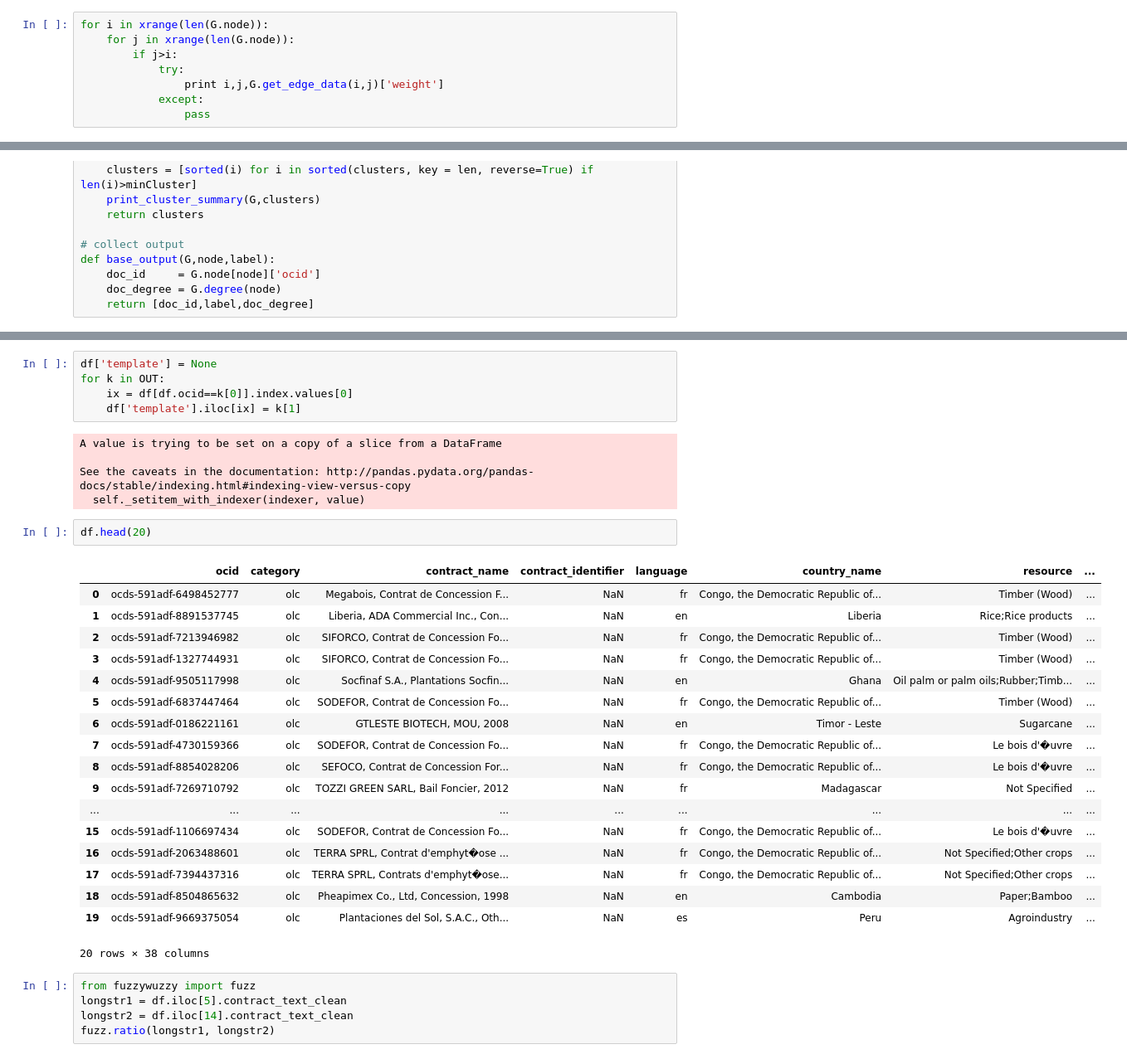
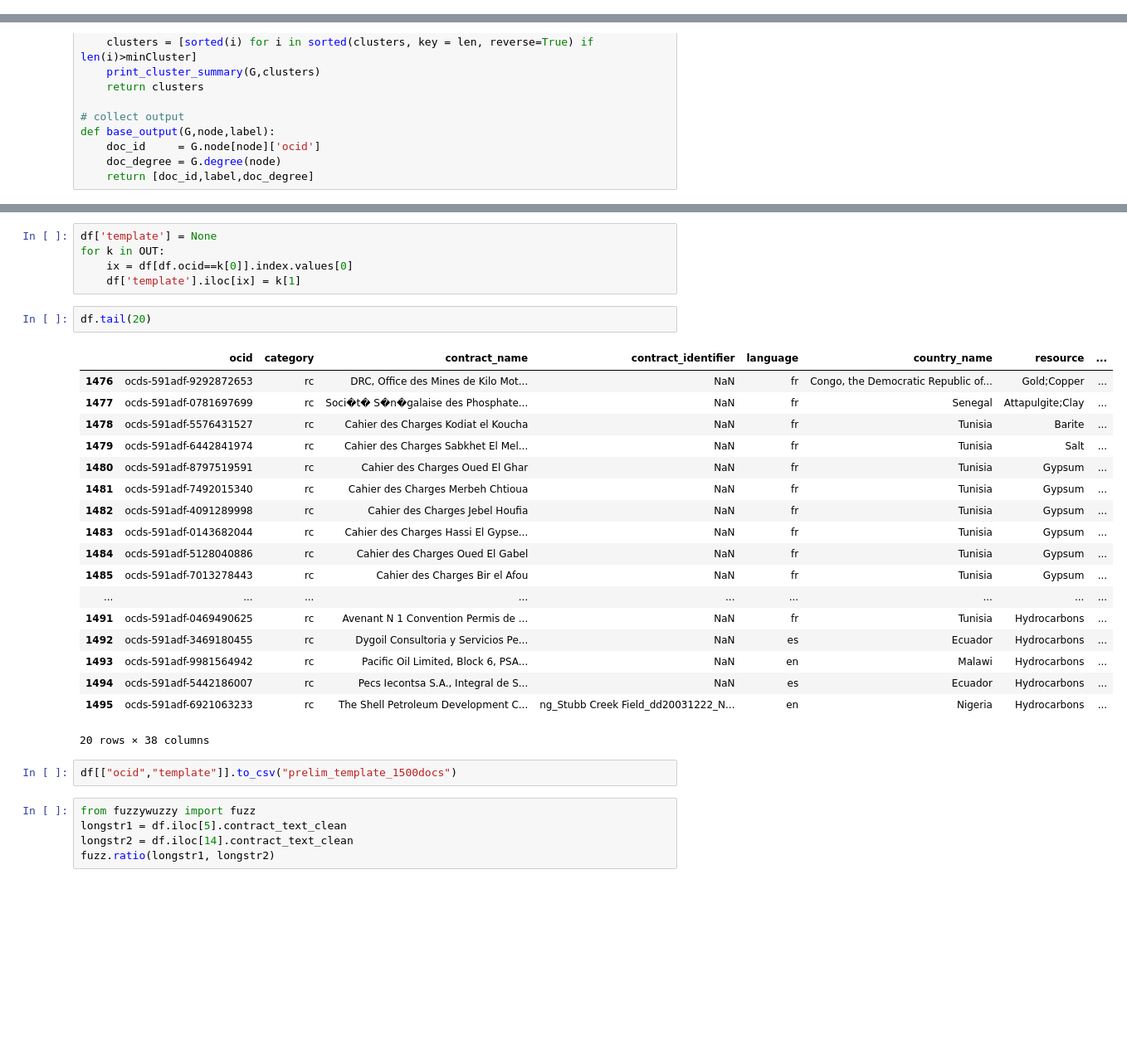
Before and after one commit to datakind/NRGI_Extractives_Contract_Toolkit, a Jupyter notebook: 7_Rolling_Hash_Function.ipynb, the cells around one changed output, grey strips where cells are left out. Shown: that part at 83% size. Drawn from its saved outputs; the diff is of its cells as text; blank space fills up the shorter version.

Commit message:
prelim csv with templates included

```diff
--- a/7_Rolling_Hash_Function.ipynb
+++ b/7_Rolling_Hash_Function.ipynb
@@ -148,8 +159,0 @@ print('Average density: %f' % nx.density(G))
-# %%
-for i in xrange(len(G.node)):
-    for j in xrange(len(G.node)):
-        if j>i:
-            try:
-                print i,j,G.get_edge_data(i,j)['weight']
-            except:
-                pass
@@ -257,32 +243,29 @@ df['template'] = None
 for k in OUT:
     ix = df[df.ocid==k[0]].index.values[0]
     df['template'].iloc[ix] = k[1]
-# %% [output]
-A value is trying to be set on a copy of a slice from a DataFrame
-
-See the caveats in the documentation: http://pandas.pydata.org/pandas-docs/stable/indexing.html#indexing-view-versus-copy
-  self._setitem_with_indexer(indexer, value)
 # %%
-df.head(20)
+df.tail(20)
 # %% [output]
 |  | ocid | category | contract_name | contract_identifier | language | country_name | resource | ... |
-| 0 | ocds-591adf-6498452777 | olc | Megabois, Contrat de Concession F... | NaN | fr | Congo, the Democratic Republic of... | Timber (Wood) | ... |
-| 1 | ocds-591adf-8891537745 | olc | Liberia, ADA Commercial Inc., Con... | NaN | en | Liberia | Rice;Rice products | ... |
-| 2 | ocds-591adf-7213946982 | olc | SIFORCO, Contrat de Concession Fo... | NaN | fr | Congo, the Democratic Republic of... | Timber (Wood) | ... |
-| 3 | ocds-591adf-1327744931 | olc | SIFORCO, Contrat de Concession Fo... | NaN | fr | Congo, the Democratic Republic of... | Timber (Wood) | ... |
-| 4 | ocds-591adf-9505117998 | olc | Socfinaf S.A., Plantations Socfin... | NaN | en | Ghana | Oil palm or palm oils;Rubber;Timb... | ... |
-| 5 | ocds-591adf-6837447464 | olc | SODEFOR, Contrat de Concession Fo... | NaN | fr | Congo, the Democratic Republic of... | Timber (Wood) | ... |
-| 6 | ocds-591adf-0186221161 | olc | GTLESTE BIOTECH, MOU, 2008 | NaN | en | Timor - Leste | Sugarcane | ... |
-| 7 | ocds-591adf-4730159366 | olc | SODEFOR, Contrat de Concession Fo... | NaN | fr | Congo, the Democratic Republic of... | Le bois d'�uvre | ... |
-| 8 | ocds-591adf-8854028206 | olc | SEFOCO, Contrat de Concession For... | NaN | fr | Congo, the Democratic Republic of... | Le bois d'�uvre | ... |
-| 9 | ocds-591adf-7269710792 | olc | TOZZI GREEN SARL, Bail Foncier, 2012 | NaN | fr | Madagascar | Not Specified | ... |
+| 1476 | ocds-591adf-9292872653 | rc | DRC, Office des Mines de Kilo Mot... | NaN | fr | Congo, the Democratic Republic of... | Gold;Copper | ... |
+| 1477 | ocds-591adf-0781697699 | rc | Soci�t� S�n�galaise des Phosphate... | NaN | fr | Senegal | Attapulgite;Clay | ... |
+| 1478 | ocds-591adf-5576431527 | rc | Cahier des Charges Kodiat el Koucha | NaN | fr | Tunisia | Barite | ... |
+| 1479 | ocds-591adf-6442841974 | rc | Cahier des Charges Sabkhet El Mel... | NaN | fr | Tunisia | Salt | ... |
+| 1480 | ocds-591adf-8797519591 | rc | Cahier des Charges Oued El Ghar | NaN | fr | Tunisia | Gypsum | ... |
+| 1481 | ocds-591adf-7492015340 | rc | Cahier des Charges Merbeh Chtioua | NaN | fr | Tunisia | Gypsum | ... |
+| 1482 | ocds-591adf-4091289998 | rc | Cahier des Charges Jebel Houfia | NaN | fr | Tunisia | Gypsum | ... |
+| 1483 | ocds-591adf-0143682044 | rc | Cahier des Charges Hassi El Gypse... | NaN | fr | Tunisia | Gypsum | ... |
+| 1484 | ocds-591adf-5128040886 | rc | Cahier des Charges Oued El Gabel | NaN | fr | Tunisia | Gypsum | ... |
+| 1485 | ocds-591adf-7013278443 | rc | Cahier des Charges Bir el Afou | NaN | fr | Tunisia | Gypsum | ... |
 | ... | ... | ... | ... | ... | ... | ... | ... | ... |
-| 15 | ocds-591adf-1106697434 | olc | SODEFOR, Contrat de Concession Fo... | NaN | fr | Congo, the Democratic Republic of... | Le bois d'�uvre | ... |
-| 16 | ocds-591adf-2063488601 | olc | TERRA SPRL, Contrat d'emphyt�ose ... | NaN | fr | Congo, the Democratic Republic of... | Not Specified;Other crops | ... |
-| 17 | ocds-591adf-7394437316 | olc | TERRA SPRL, Contrats d'emphyt�ose... | NaN | fr | Congo, the Democratic Republic of... | Not Specified;Other crops | ... |
-| 18 | ocds-591adf-8504865632 | olc | Pheapimex Co., Ltd, Concession, 1998 | NaN | en | Cambodia | Paper;Bamboo | ... |
-| 19 | ocds-591adf-9669375054 | olc | Plantaciones del Sol, S.A.C., Oth... | NaN | es | Peru | Agroindustry | ... |
+| 1491 | ocds-591adf-0469490625 | rc | Avenant N 1 Convention Permis de ... | NaN | fr | Tunisia | Hydrocarbons | ... |
+| 1492 | ocds-591adf-3469180455 | rc | Dygoil Consultoria y Servicios Pe... | NaN | es | Ecuador | Hydrocarbons | ... |
+| 1493 | ocds-591adf-9981564942 | rc | Pacific Oil Limited, Block 6, PSA... | NaN | en | Malawi | Hydrocarbons | ... |
+| 1494 | ocds-591adf-5442186007 | rc | Pecs Iecontsa S.A., Integral de S... | NaN | es | Ecuador | Hydrocarbons | ... |
+| 1495 | ocds-591adf-6921063233 | rc | The Shell Petroleum Development C... | ng_Stubb Creek Field_dd20031222_N... | en | Nigeria | Hydrocarbons | ... |
 20 rows × 38 columns
+# %%
+df[["ocid","template"]].to_csv("prelim_template_1500docs")
 # %%
 from fuzzywuzzy import fuzz
 longstr1 = df.iloc[5].contract_text_clean
```
Also changed, not shown: parts of 3 cells of this notebook, 1 other file.
